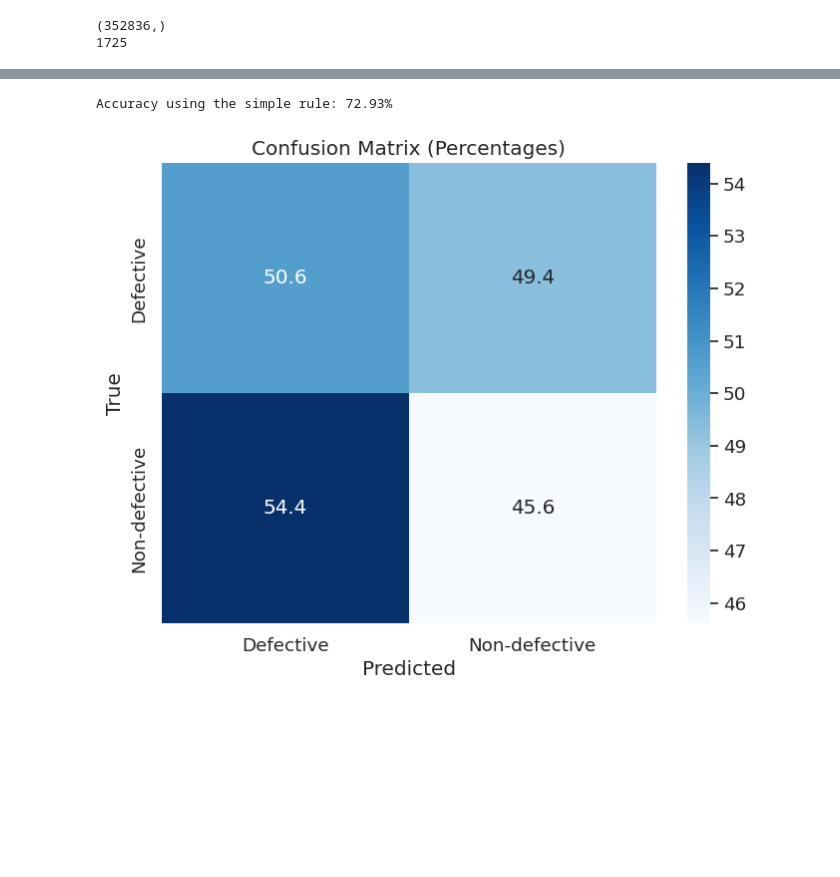
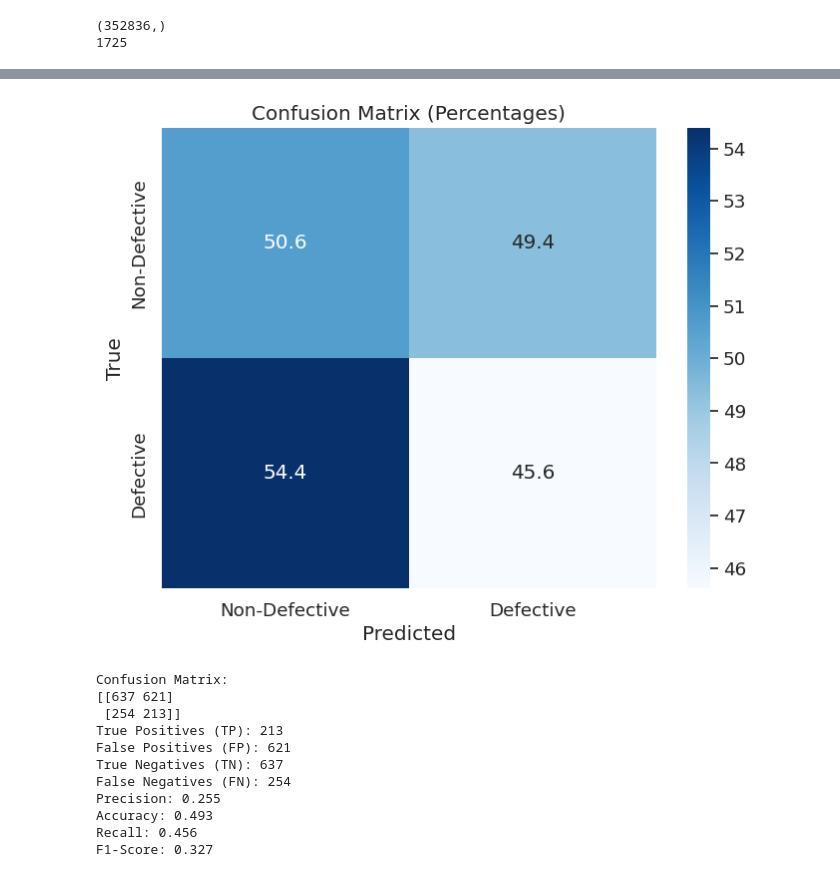
Before and after one commit to burakbdr/Detecting-Manufacturing-Defects, a Jupyter notebook: support_vector_machines.ipynb, the cells around one changed output, grey strips where cells are left out. Drawn from its saved outputs; the diff is of its cells as text; code cells hidden in the pictures; blank space fills up the shorter version.

```diff
--- a/support_vector_machines.ipynb
+++ b/support_vector_machines.ipynb
@@ -154,23 +153,53 @@ Accuracy: 49.28%
-# %%
-# Baseline Model - Calculate accuracy by comparing simple rule labels with ground truth labels
-# Simple rule - Each picture in test folder is defective
-simple_rule_labels = np.full_like(labels_test, -1)
-accuracy = accuracy_score(labels_test, simple_rule_labels)
-print(f"Accuracy using the simple rule: {accuracy * 100:.2f}%")
-# %% [output]
-Accuracy using the simple rule: 72.93%
-# %%
-# Confusion matrix for SVM model
-cm = confusion_matrix(labels_test, y_pred)
-cm_percentage = cm.astype('float') / cm.sum(axis=1)[:, np.newaxis] * 100
-plt.figure(figsize=(8, 6))
-sns.set(font_scale=1.2)
-sns.heatmap(cm_percentage, annot=True, fmt=".1f", cmap="Blues",
-            xticklabels=["Defective", "Non-defective"],
-            yticklabels=["Defective", "Non-defective"])
-plt.xlabel('Predicted')
-plt.ylabel('True')
-plt.title('Confusion Matrix (Percentages)')
-plt.show()
-# %% [output]
-[figure, removed]
+# %%
+# Create the confusion matrix
+confusion_mat = confusion_matrix(labels_test, y_pred)
+
+# Calculate TP, FP, TN, FN values
+TP = confusion_mat[1, 1]
+FP = confusion_mat[0, 1]
+TN = confusion_mat[0, 0]
+FN = confusion_mat[1, 0]
+
+# Calculate precision, recall, and F1-score
+precision = TP / (TP + FP)
+accuracy = (TP + TN)/(TP + FP + TN + FN)
+recall = TP / (TP + FN)
+f1_score = 2 * (precision * recall) / (precision + recall)
+
+# Create a confusion matrix plot (percentages)
+cm_percentage = confusion_mat.astype('float') / confusion_mat.sum(axis=1)[:, np.newaxis] * 100
+
+plt.figure(figsize=(8, 6))
+sns.set(font_scale=1.2)
+sns.heatmap(cm_percentage, annot=True, fmt=".1f", cmap="Blues",
+            xticklabels=["Non-Defective", "Defective"],
+            yticklabels=["Non-Defective", "Defective"])
+plt.xlabel('Predicted')
+plt.ylabel('True')
+plt.title('Confusion Matrix (Percentages)')
+plt.show()
+
+# Print confusion matrix and metrics
+print("Confusion Matrix:")
+print(confusion_mat)
+print(f"True Positives (TP): {TP}")
+print(f"False Positives (FP): {FP}")
+print(f"True Negatives (TN): {TN}")
+print(f"False Negatives (FN): {FN}")
+print(f"Precision: {precision:.3f}")
+print(f"Accuracy: {accuracy:.3f}")
+print(f"Recall: {recall:.3f}")
+print(f"F1-Score: {f1_score:.3f}")
+# %% [output]
+[figure, added]
+Confusion Matrix:
+[[637 621]
+ [254 213]]
+True Positives (TP): 213
+False Positives (FP): 621
+True Negatives (TN): 637
+False Negatives (FN): 254
+Precision: 0.255
+Accuracy: 0.493
+Recall: 0.456
+F1-Score: 0.327
```
Also changed, not shown: parts of 4 cells of this notebook.
